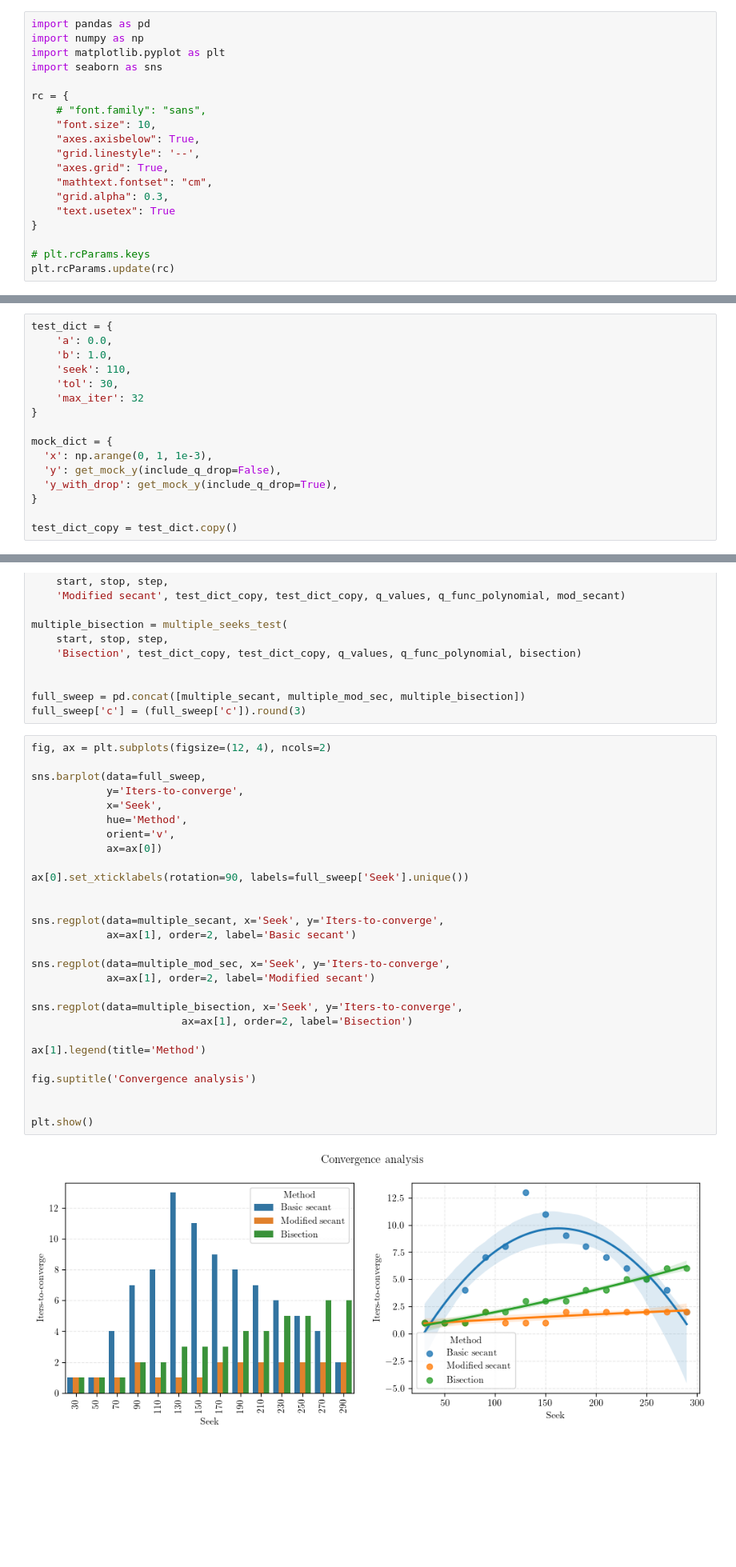
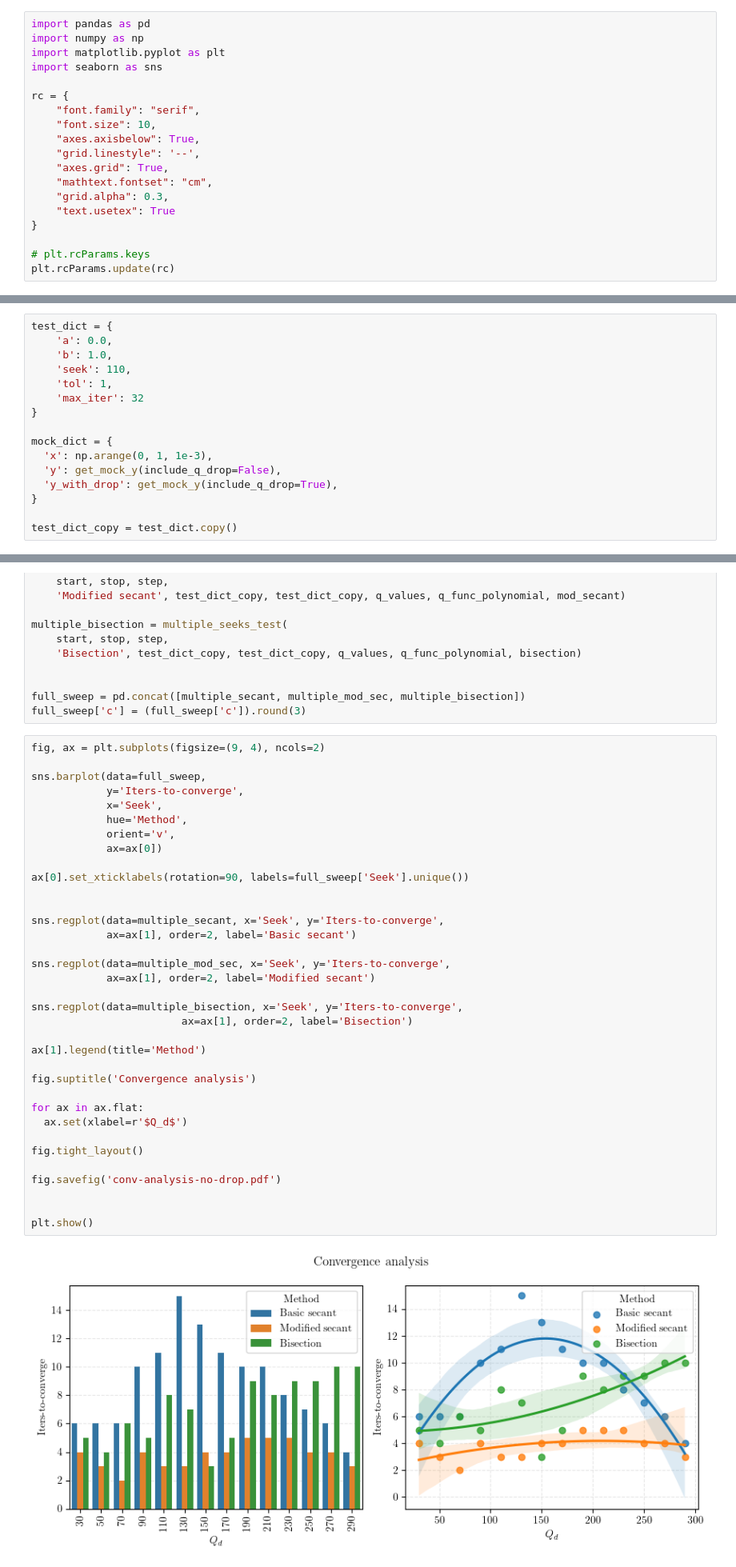
Before and after one commit to pesadaum/tcc, a Jupyter notebook: src/code/main.ipynb, the cells around one changed output, grey strips where cells are left out. Shown at 80% size. Saved outputs shown, nothing was run; the diff lists cells and outputs as text; blank space fills up the shorter version.

```diff
--- a/src/code/main.ipynb
+++ b/src/code/main.ipynb
@@ -7,7 +7,7 @@ import matplotlib.pyplot as plt
 import seaborn as sns
 
 rc = {
-    # "font.family": "sans",
+    "font.family": "serif",
     "font.size": 10,
     "axes.axisbelow": True,
     "grid.linestyle": '--',
@@ -102,7 +102,7 @@ test_dict = {
     'a': 0.0,
     'b': 1.0,
     'seek': 110,
-    'tol': 30,
+    'tol': 1,
     'max_iter': 32
 }
 
@@ -215,35 +237,42 @@ multiple_bisection = multiple_seeks_test(
 full_sweep = pd.concat([multiple_secant, multiple_mod_sec, multiple_bisection])
 full_sweep['c'] = (full_sweep['c']).round(3)
 # %%
-fig, ax = plt.subplots(figsize=(12, 4), ncols=2)
+fig, ax = plt.subplots(figsize=(9, 4), ncols=2)
 
 sns.barplot(data=full_sweep,
             y='Iters-to-converge',
             x='Seek',
             hue='Method',
             orient='v',
             ax=ax[0])
 
 ax[0].set_xticklabels(rotation=90, labels=full_sweep['Seek'].unique())
 
 
 sns.regplot(data=multiple_secant, x='Seek', y='Iters-to-converge',
             ax=ax[1], order=2, label='Basic secant')
 
 sns.regplot(data=multiple_mod_sec, x='Seek', y='Iters-to-converge',
             ax=ax[1], order=2, label='Modified secant')
 
 sns.regplot(data=multiple_bisection, x='Seek', y='Iters-to-converge',
                         ax=ax[1], order=2, label='Bisection')
 
 ax[1].legend(title='Method')
 
 fig.suptitle('Convergence analysis')
 
+for ax in ax.flat:
+  ax.set(xlabel=r'$Q_d$')
+
+fig.tight_layout()
+
+fig.savefig('conv-analysis-no-drop.pdf')
+
 
 plt.show()
 # %% [output]
-[figure, old version]
+[figure, new version]
 # %%
 full_sweep
 # %% [output]
```
Also changed, not shown: parts of 22 cells of this notebook, 17 other files.
